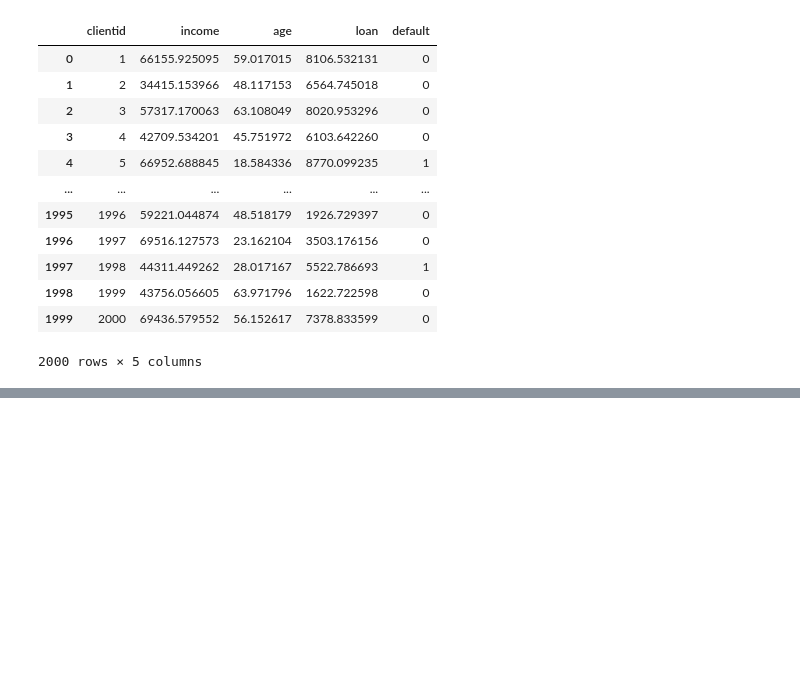
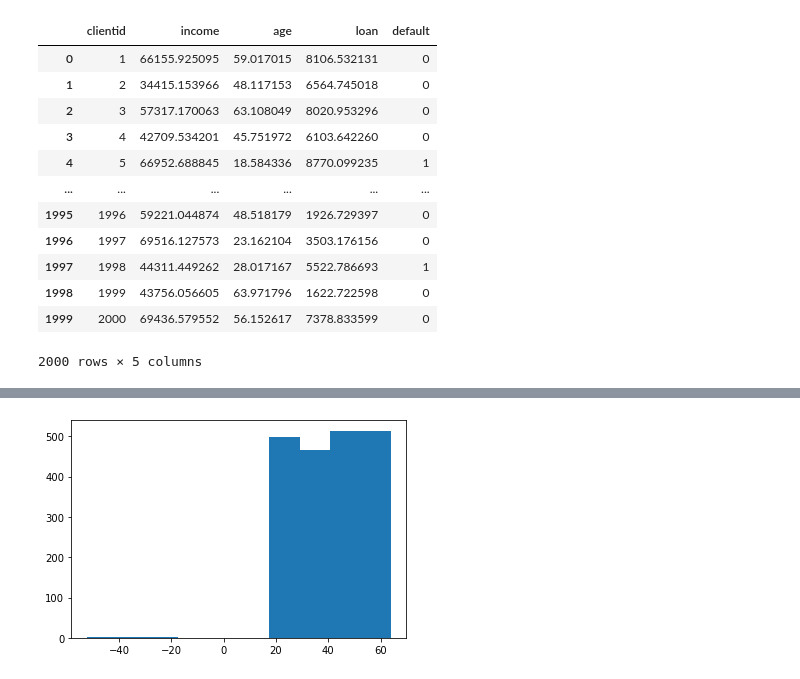
Before and after one commit to Wilker345/estudos, a Jupyter notebook: Jupyter/02.ipynb, the cells around one changed output, grey strips where cells are left out. Drawn from its saved outputs; the diff is of its cells as text; code cells hidden in the pictures; blank space fills up the shorter version.

```diff
--- a/Jupyter/02.ipynb
+++ b/Jupyter/02.ipynb
@@ -24,0 +70,4 @@ base_credit
+# %%
+plt.hist(x = base_credit['age']);
+# %% [output]
+[figure, added]
```
Also changed, not shown: parts of 14 cells of this notebook.
